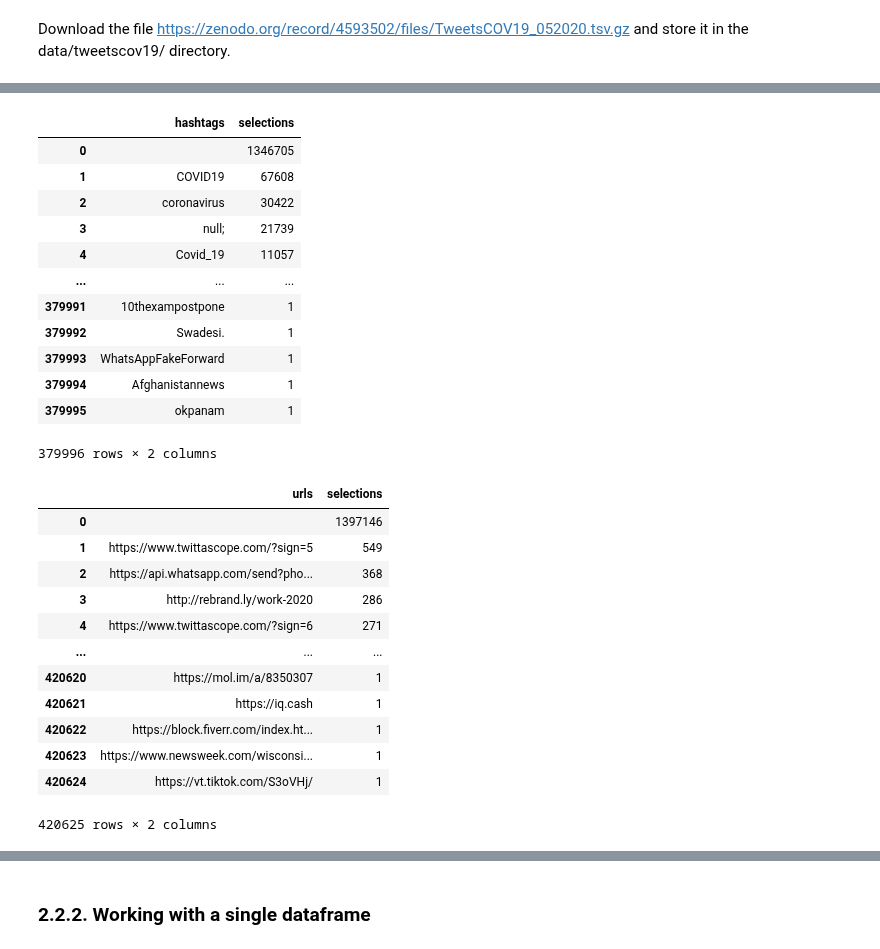
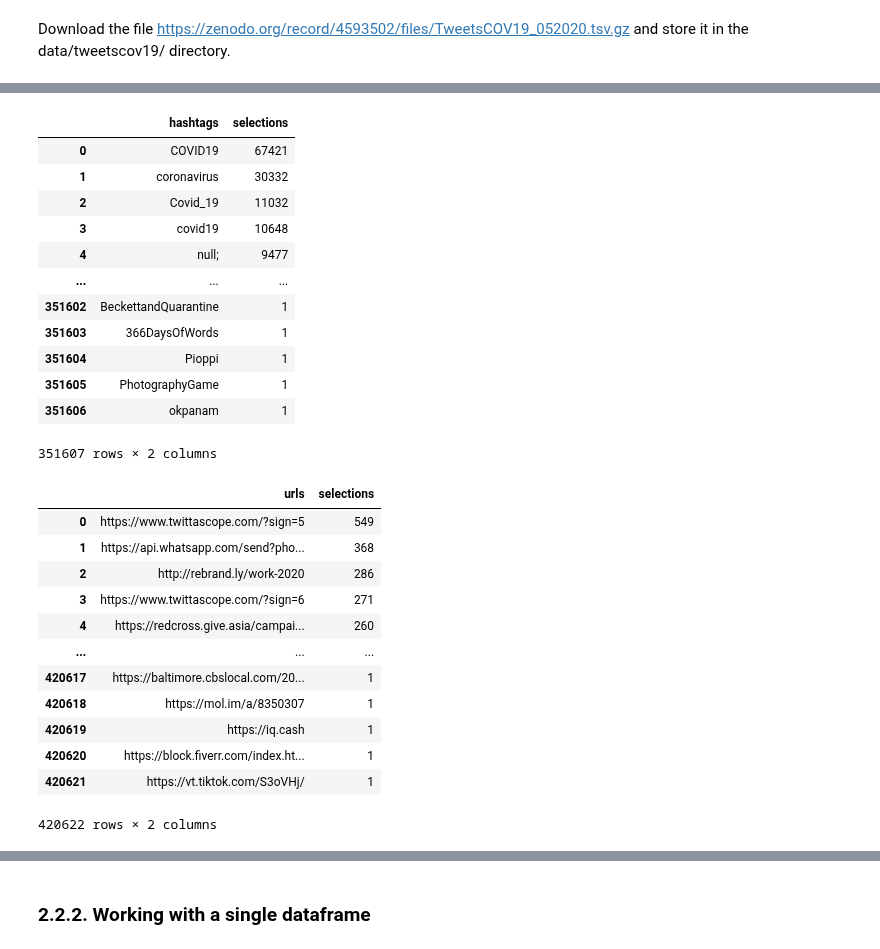
Before and after one commit to gesiscss/css_methods_python, a Jupyter notebook: a_introduction/2_data_handling_and_visualization.ipynb, the cells around one changed output, grey strips where cells are left out. Saved outputs shown, nothing was run; the diff lists cells and outputs as text; code cells hidden in the pictures.

```diff
--- a/a_introduction/2_data_handling_and_visualization.ipynb
+++ b/a_introduction/2_data_handling_and_visualization.ipynb
@@ -60,3 +51,19 @@ TO IMPLEMENT:
+# %%
+# Dropping the erroneous rows:
+
+
+# Wrong hashtags:
+
+tweets.drop(tweets.index[328062], inplace=True)
+tweets.drop(tweets.index[605051], inplace=True)
+tweets.drop(tweets.index[713562], inplace=True)
+tweets.drop(tweets.index[1891877], inplace=True)
+
+# Wrong mentions:
+
+tweets.drop(tweets.index[614876], inplace=True)
+tweets.drop(tweets.index[1183492], inplace=True)
+tweets.drop(tweets.index[1681823], inplace=True)
 # %%
 # Splitting 'sentiment' into pos and neg and deleting 'sentiment' column:
 
@@ -246,28 +294,31 @@ mentions_table
 # %%
 # Creating hashtags dataframe:
 
 hashtags_table = pd.DataFrame()
 
 res = pd.DataFrame({'hashtags': np.concatenate(tweets['hashtags'].values)})
 hashtags_table['hashtags'] = res.squeeze().value_counts().index
 
 hashtags_table['selections'] = res.squeeze().value_counts().reindex().to_numpy()
 
+hashtags_table = hashtags_table.drop(hashtags_table.index[0]).reset_index()
+del hashtags_table['index']
+
 hashtags_table
 # %% [output]
 |  | hashtags | selections |
-| 0 |  | 1346705 |
-| 1 | COVID19 | 67608 |
-| 2 | coronavirus | 30422 |
-| 3 | null; | 21739 |
-| 4 | Covid_19 | 11057 |
+| 0 | COVID19 | 67421 |
+| 1 | coronavirus | 30332 |
+| 2 | Covid_19 | 11032 |
+| 3 | covid19 | 10648 |
+| 4 | null; | 9477 |
 | ... | ... | ... |
-| 379991 | 10thexampostpone | 1 |
-| 379992 | Swadesi. | 1 |
-| 379993 | WhatsAppFakeForward | 1 |
-| 379994 | Afghanistannews | 1 |
-| 379995 | okpanam | 1 |
+| 351602 | BeckettandQuarantine | 1 |
+| 351603 | 366DaysOfWords | 1 |
+| 351604 | Pioppi | 1 |
+| 351605 | PhotographyGame | 1 |
+| 351606 | okpanam | 1 |
-379996 rows × 2 columns
+351607 rows × 2 columns
 # %%
 # Creating urls dataframe:
 
@@ -284,24 +335,25 @@ for i in range (10):
     res = pd.DataFrame({'urls': np.concatenate(temp_df['urls'].values)})
     urls2 = pd.concat([urls2, res], ignore_index = True, axis = 0)
 
-
-
 urls_table['urls'] = urls2.squeeze().value_counts().index
 
 urls_table['selections'] = urls2.squeeze().value_counts().reindex().to_numpy()
 
+urls_table = urls_table.drop(urls_table.index[0]).reset_index()
+del urls_table['index']
+
 urls_table
 # %% [output]
 |  | urls | selections |
-| 0 |  | 1397146 |
-| 1 | https://www.twittascope.com/?sign=5 | 549 |
-| 2 | https://api.whatsapp.com/send?pho... | 368 |
-| 3 | http://rebrand.ly/work-2020 | 286 |
-| 4 | https://www.twittascope.com/?sign=6 | 271 |
+| 0 | https://www.twittascope.com/?sign=5 | 549 |
+| 1 | https://api.whatsapp.com/send?pho... | 368 |
+| 2 | http://rebrand.ly/work-2020 | 286 |
+| 3 | https://www.twittascope.com/?sign=6 | 271 |
+| 4 | https://redcross.give.asia/campai... | 260 |
 | ... | ... | ... |
-| 420620 | https://mol.im/a/8350307 | 1 |
-| 420621 | https://iq.cash | 1 |
-| 420622 | https://block.fiverr.com/index.ht... | 1 |
-| 420623 | https://www.newsweek.com/wisconsi... | 1 |
-| 420624 | https://vt.tiktok.com/S3oVHj/ | 1 |
+| 420617 | https://baltimore.cbslocal.com/20... | 1 |
+| 420618 | https://mol.im/a/8350307 | 1 |
+| 420619 | https://iq.cash | 1 |
+| 420620 | https://block.fiverr.com/index.ht... | 1 |
+| 420621 | https://vt.tiktok.com/S3oVHj/ | 1 |
-420625 rows × 2 columns
+420622 rows × 2 columns
```
Also changed, not shown: parts of 15 cells of this notebook.
